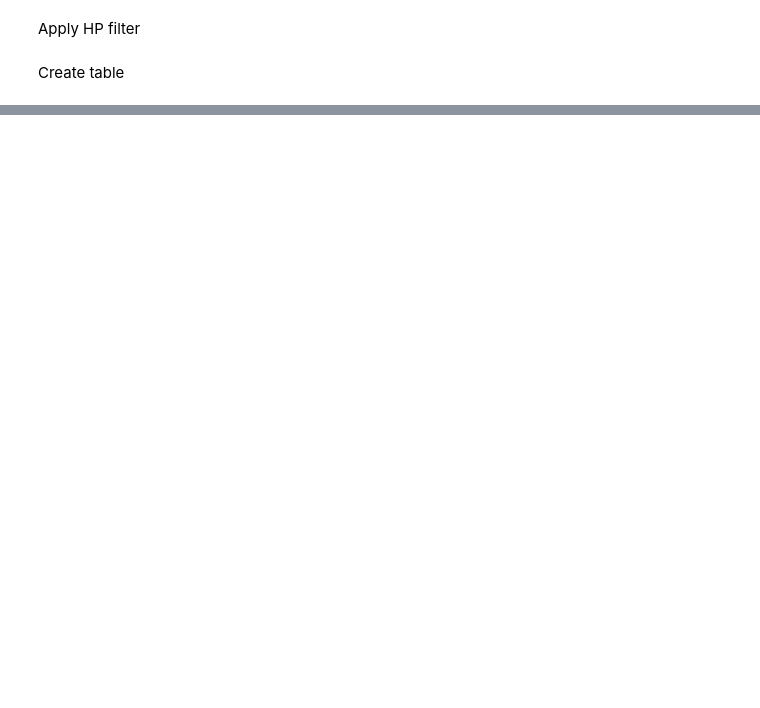
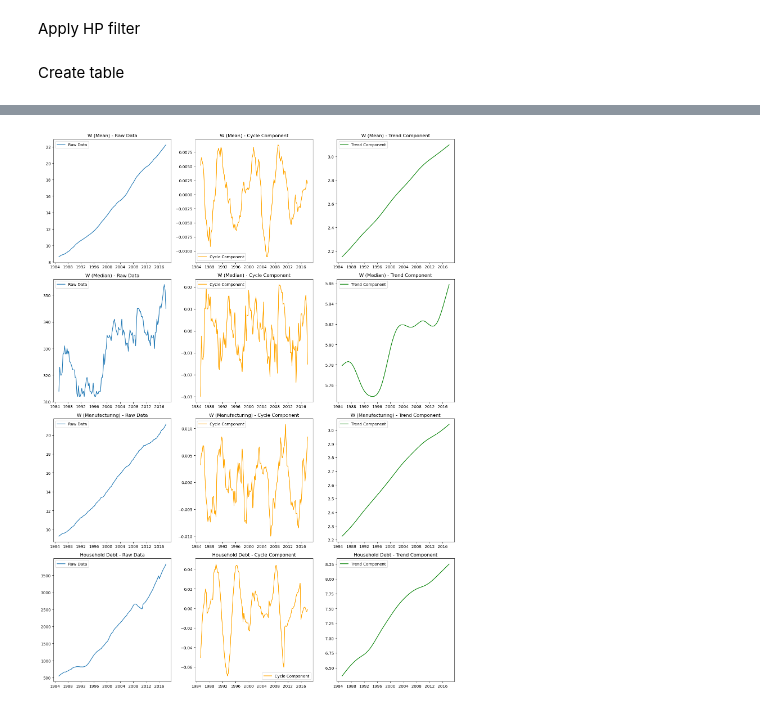
Before and after one commit to alexwellman/macrodata-wellman, a Jupyter notebook: check_t/data_table.ipynb, the cells around one changed output, grey strips where cells are left out. Drawn from its saved outputs; the diff is of its cells as text; code cells hidden in the pictures; blank space fills up the shorter version.

Commit message:
Check_t

```diff
--- a/check_t/data_table.ipynb
+++ b/check_t/data_table.ipynb
@@ -98,0 +164,44 @@ results_df
+# %%
+auto_df=auto_df.round(3)
+# %%
+with open(f'/Users/awellman/Documents/SIEPR/GitHub/macrodata-wellman/check_t/table_auto.tex', 'w') as f:
+    f.write(auto_df.to_latex(index=False, float_format="%.3f"))
+
+with open(f'/Users/awellman/Documents/SIEPR/GitHub/macrodata-wellman/check_t/table_results.tex', 'w') as f:
+    f.write(results_df.to_latex(index=False, float_format="%.3f"))
+# %%
+import matplotlib.pyplot as plt
+
+# Define the variables to plot with their professional titles
+variables_to_plot = {'W_average': 'W (Mean)', 'W_median': 'W (Median)', 'W_manu': 'W (Manufacturing)', 'D': 'Household Debt'}
+
+# Set up the figure and axes
+fig, axes = plt.subplots(nrows=len(variables_to_plot), ncols=3, figsize=(15, 5*len(variables_to_plot)))
+
+# Plot each variable
+for i, (variable, title) in enumerate(variables_to_plot.items()):
+    # Plot raw data
+    axes[i, 0].plot(series[variable], label='Raw Data')
+    axes[i, 0].set_title(f'{title} - Raw Data')
+    axes[i, 0].legend()
+
+    # Plot cycle component
+    axes[i, 1].plot(cycle_components[variable + '_cycle'], label='Cycle Component', color='orange')
+    axes[i, 1].set_title(f'{title} - Cycle Component')
+    axes[i, 1].legend()
+
+    # Plot trend component
+    axes[i, 2].plot(trend_components[variable + '_trend'], label='Trend Component', color='green')
+    axes[i, 2].set_title(f'{title} - Trend Component')
+    axes[i, 2].legend()
+
+# Adjust layout
+plt.tight_layout()
+
+# Save the plot as an image file
+plt.savefig('variable_plots.png')
+
+# Show the plot
+plt.show()
+# %% [output]
+[figure, added]
```
Also changed, not shown: parts of 4 cells of this notebook, 6 other files.
